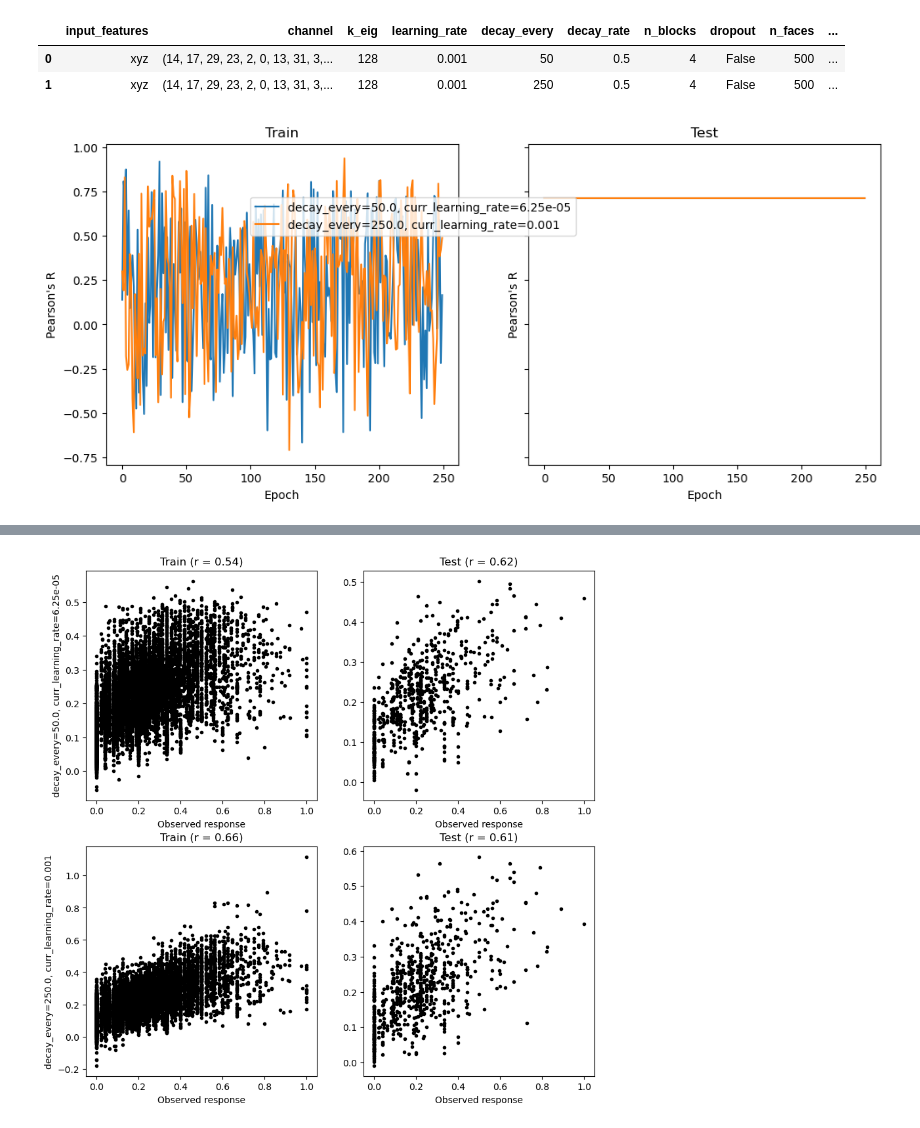
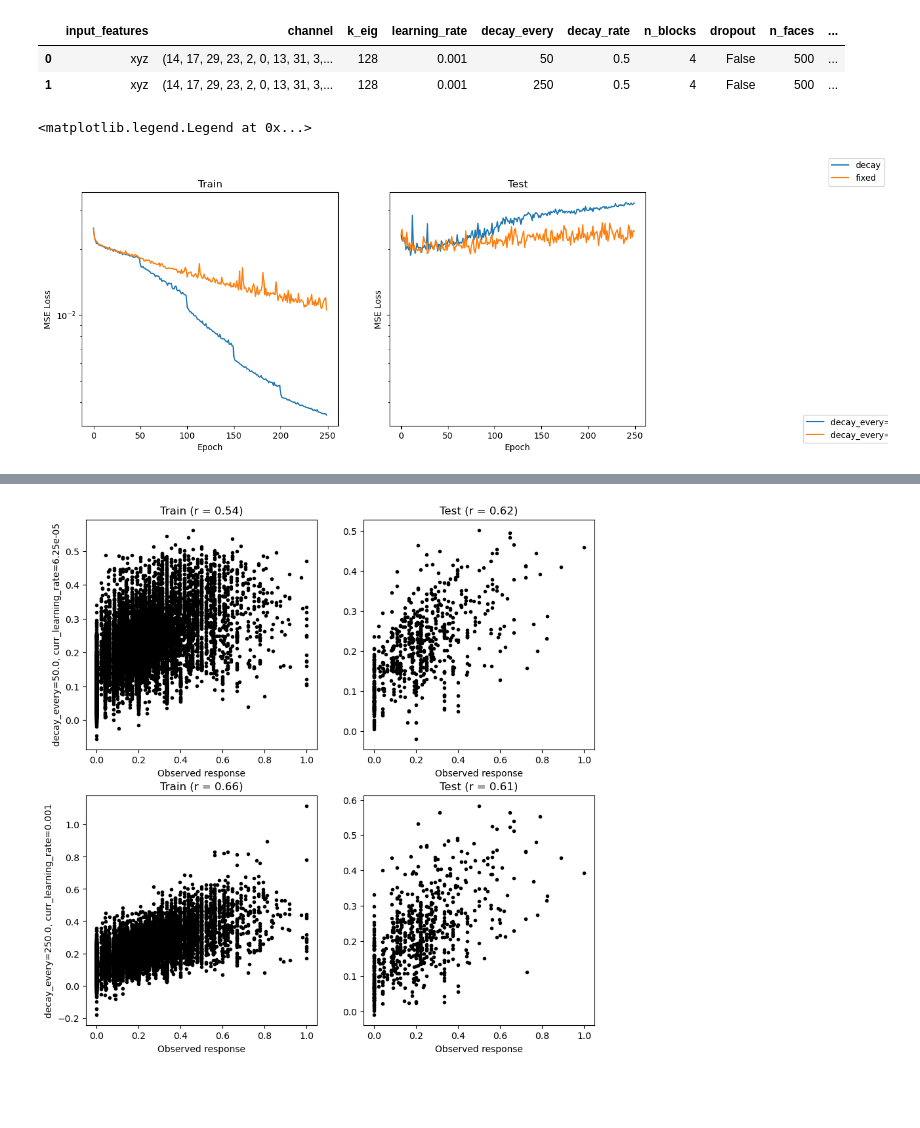
Before and after one commit to darikg/diffusion-net, a Jupyter notebook: experiments/regression_0/compare_stuff.ipynb, the cells around one changed output, grey strips where cells are left out. Drawn from its saved outputs; the diff is of its cells as text; code cells hidden in the pictures; blank space fills up the shorter version.

```diff
--- a/experiments/regression_0/compare_stuff.ipynb
+++ b/experiments/regression_0/compare_stuff.ipynb
@@ -38,7 +38,8 @@ readers.hparams.iloc[:, 3:]
 | 0 | xyz | (14, 17, 29, 23, 2, 0, 13, 31, 3,... | 128 | 0.001 | 50 | 0.5 | 4 | False | 500 | ... |
 | 1 | xyz | (14, 17, 29, 23, 2, 0, 13, 31, 3,... | 128 | 0.001 | 250 | 0.5 | 4 | False | 500 | ... |
 # %%
-fig, axs = readers.plot_training(legend=(.25, .7), mode='corr')
-# fig.legend(['foo', 'bar')
+fig, axs = readers.plot_training(None, mode='loss')
+fig.legend(['decay', 'fixed'])
 # %% [output]
+<matplotlib.legend.Legend at 0x...>
-[figure, old version]
+[figure, new version]
```
Also changed, not shown: parts of 1 cell of this notebook, 3 other files.
